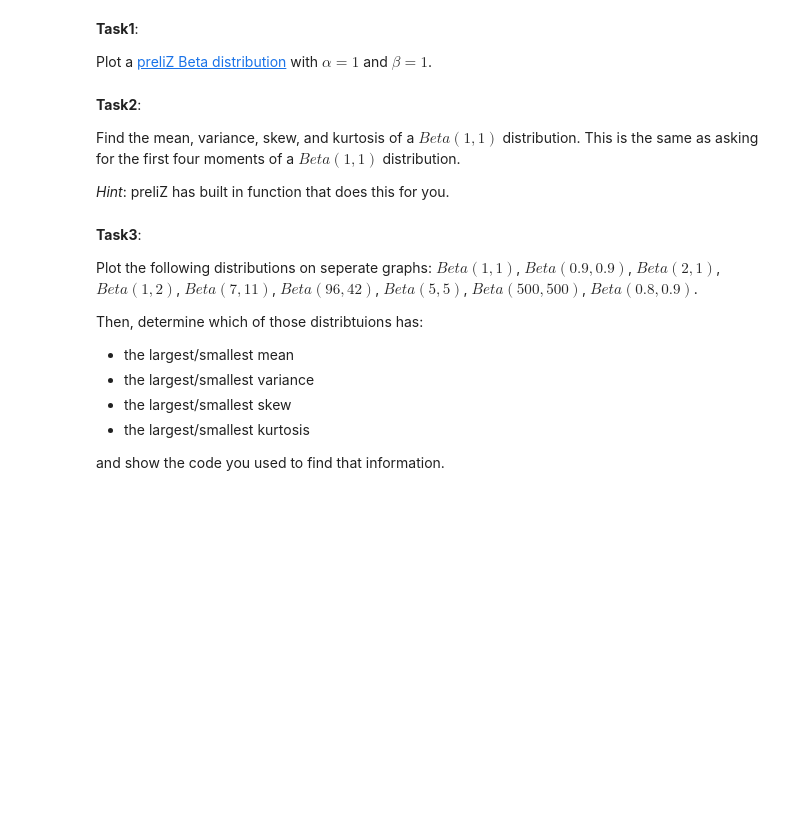
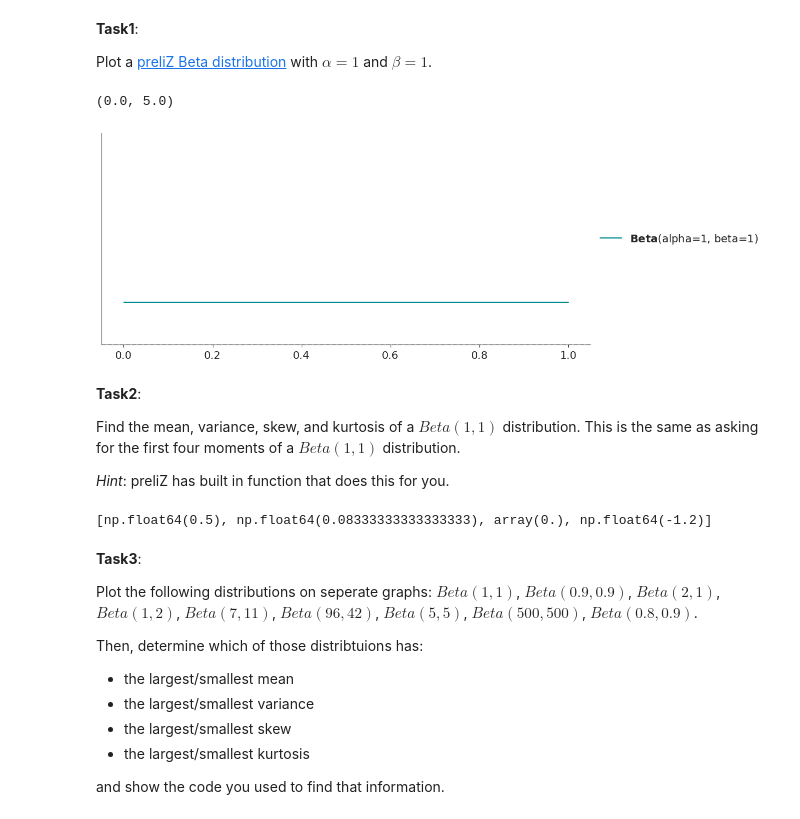
Before and after one commit to eemaansheikh/Data_Science_2025, a Jupyter notebook: EemaanSheikh_Unit3ExercisesSF.ipynb, the cells around one changed output. Cells and saved outputs as stored; diff of their text form; code cells hidden in the pictures; blank space fills up the shorter version.

```diff
--- a/EemaanSheikh_Unit3ExercisesSF.ipynb
+++ b/EemaanSheikh_Unit3ExercisesSF.ipynb
@@ -34,12 +52,28 @@ When we talk about a probablity dist, we often care about at four things:
 **Task1**:
 
 Plot a [preliZ Beta distribution](https://preliz.readthedocs.io/en/latest/api_reference.html#preliz.distributions.beta.Beta) with $α=1$ and $β=1$.
+# %%
+
+from preliz import Beta, style
+style.use('preliz-doc')
+alphas = [1]
+betas = [1]
+for alpha, beta in zip(alphas, betas):
+    ax = Beta(alpha, beta).plot_pdf()
+ax.set_ylim(0, 5)
+# %% [output]
+(0.0, 5.0)
+[figure, added]
 # %% [markdown]
 **Task2**:
 
 Find the mean, variance, skew, and kurtosis of a $Beta(1,1)$ distribution. This is the same as asking for the first four moments of a $Beta(1,1)$ distribution.
 
 *Hint*: preliZ has built in function that does this for you.
+# %%
+pz.Beta(alpha=1,beta=1).moments()
+# %% [output]
+[np.float64(0.5), np.float64(0.08333333333333333), array(0.), np.float64(-1.2)]
 # %% [markdown]
 **Task3**:
 
```
Also changed, not shown: parts of 6 cells of this notebook.
